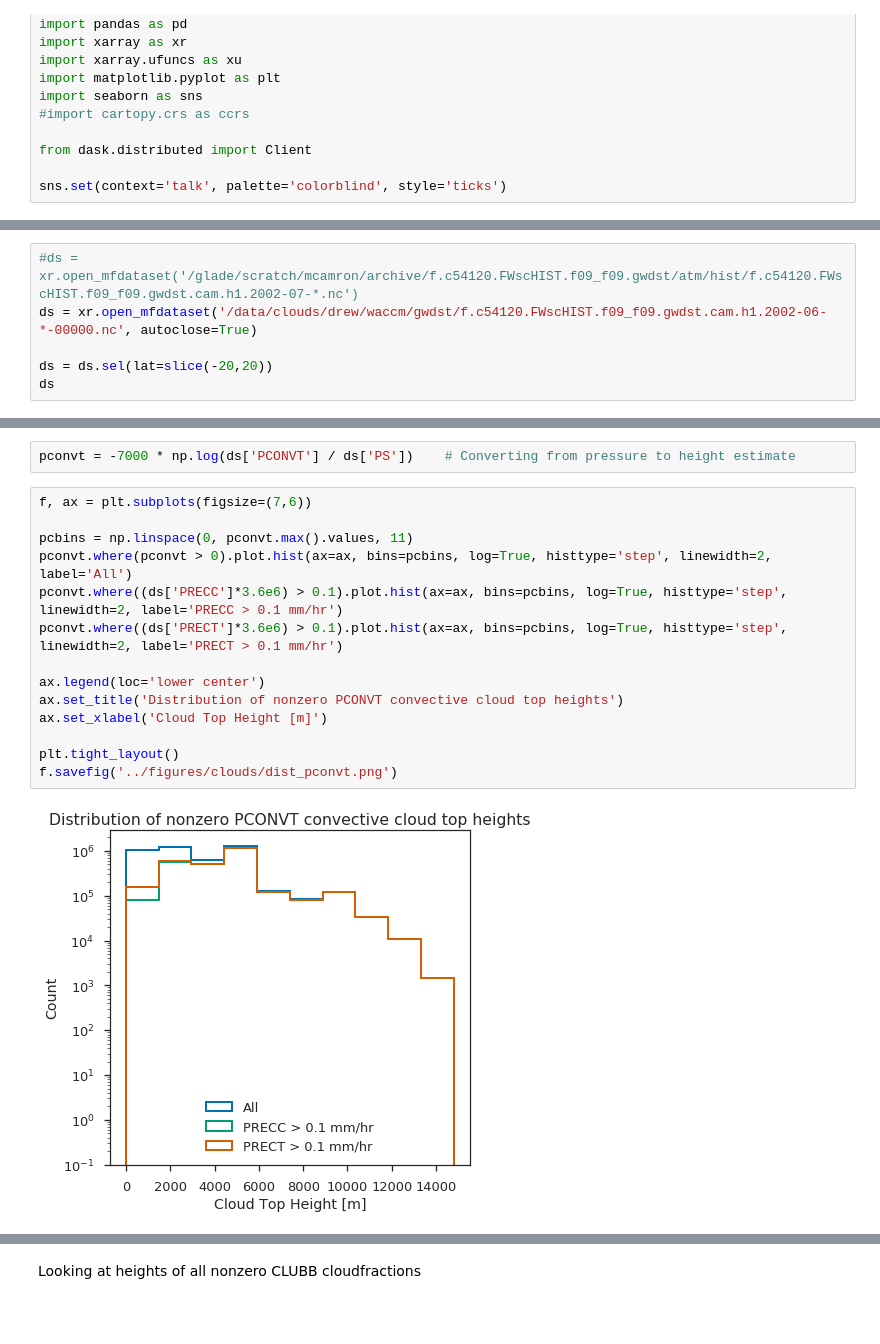
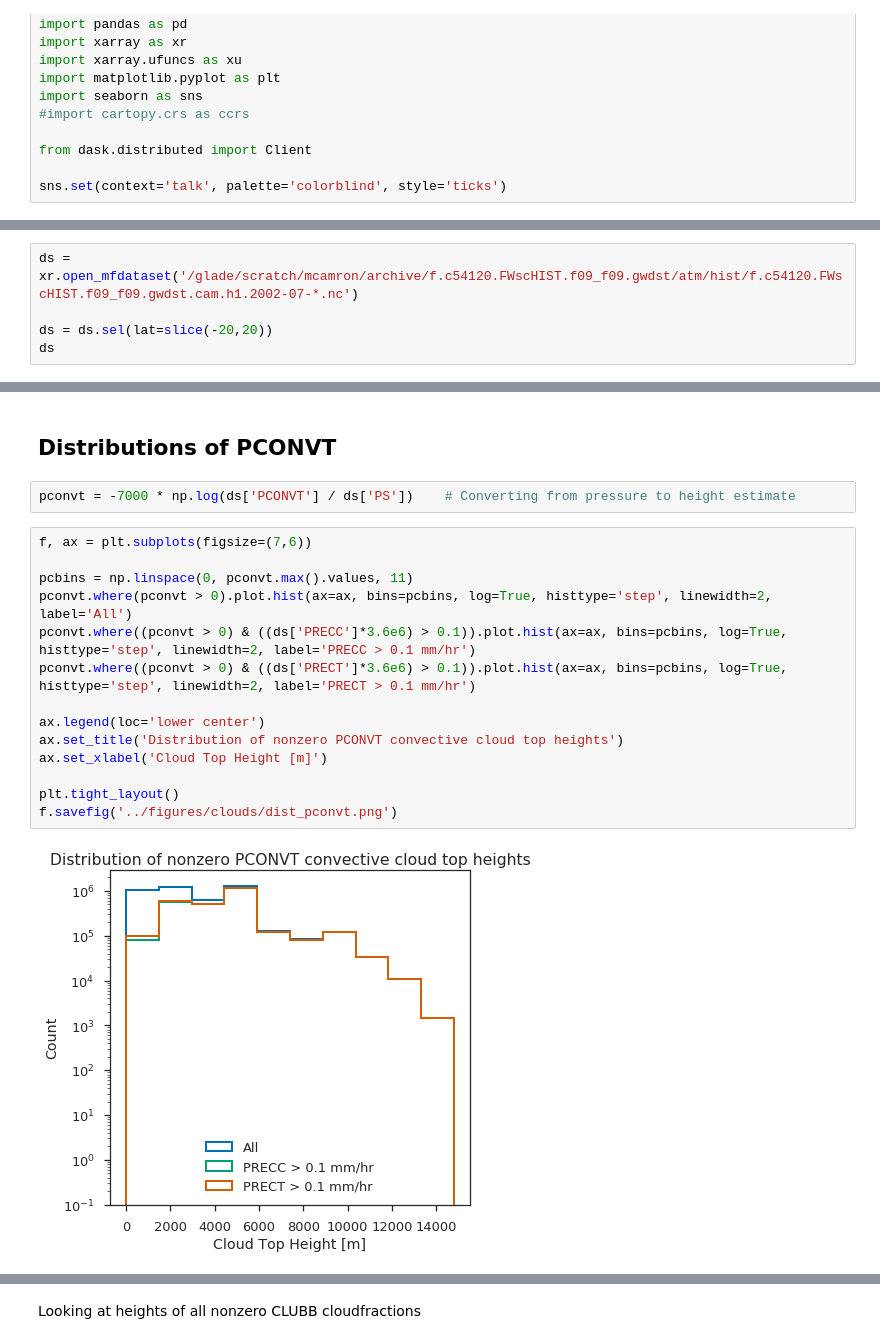
Before and after one commit to dcamron/ncar-gwdst, a Jupyter notebook: notebooks/clouds.ipynb, the cells around one changed output, grey strips where cells are left out. Drawn from its saved outputs; the diff is of its cells as text; blank space fills up the shorter version.

```diff
--- a/notebooks/clouds.ipynb
+++ b/notebooks/clouds.ipynb
@@ -26,6 +26,5 @@ client
 # %%
-#ds = xr.open_mfdataset('/glade/scratch/mcamron/archive/f.c54120.FWscHIST.f09_f09.gwdst/atm/hist/f.c54120.FWscHIST.f09_f09.gwdst.cam.h1.2002-07-*.nc')
-ds = xr.open_mfdataset('/data/clouds/drew/waccm/gwdst/f.c54120.FWscHIST.f09_f09.gwdst.cam.h1.2002-06-*-00000.nc', autoclose=True)
+ds = xr.open_mfdataset('/glade/scratch/mcamron/archive/f.c54120.FWscHIST.f09_f09.gwdst/atm/hist/f.c54120.FWscHIST.f09_f09.gwdst.cam.h1.2002-07-*.nc')
 
 ds = ds.sel(lat=slice(-20,20))
 ds
@@ -47,21 +46,23 @@ Data variables:
     initial_file:      /glade/p/cesmdata/cseg/inputdata/atm/waccm/ic/f.e20.FW...
     topography_file:   /glade/p/cesmdata/cseg/inputdata/atm/cam/topo/fv_0.9x1...
     time_period_freq:  hour_1
+# %% [markdown]
+## Distributions of PCONVT
 # %%
 pconvt = -7000 * np.log(ds['PCONVT'] / ds['PS'])    # Converting from pressure to height estimate
 # %%
 f, ax = plt.subplots(figsize=(7,6))
 
 pcbins = np.linspace(0, pconvt.max().values, 11)
 pconvt.where(pconvt > 0).plot.hist(ax=ax, bins=pcbins, log=True, histtype='step', linewidth=2, label='All')
-pconvt.where((ds['PRECC']*3.6e6) > 0.1).plot.hist(ax=ax, bins=pcbins, log=True, histtype='step', linewidth=2, label='PRECC > 0.1 mm/hr')
-pconvt.where((ds['PRECT']*3.6e6) > 0.1).plot.hist(ax=ax, bins=pcbins, log=True, histtype='step', linewidth=2, label='PRECT > 0.1 mm/hr')
+pconvt.where((pconvt > 0) & ((ds['PRECC']*3.6e6) > 0.1)).plot.hist(ax=ax, bins=pcbins, log=True, histtype='step', linewidth=2, label='PRECC > 0.1 mm/hr')
+pconvt.where((pconvt > 0) & ((ds['PRECT']*3.6e6) > 0.1)).plot.hist(ax=ax, bins=pcbins, log=True, histtype='step', linewidth=2, label='PRECT > 0.1 mm/hr')
 
 ax.legend(loc='lower center')
 ax.set_title('Distribution of nonzero PCONVT convective cloud top heights')
 ax.set_xlabel('Cloud Top Height [m]')
 
 plt.tight_layout()
 f.savefig('../figures/clouds/dist_pconvt.png')
 # %% [output]
-[figure, old version]
+[figure, new version]
```
Also changed, not shown: parts of 9 cells of this notebook, 15 other files.
